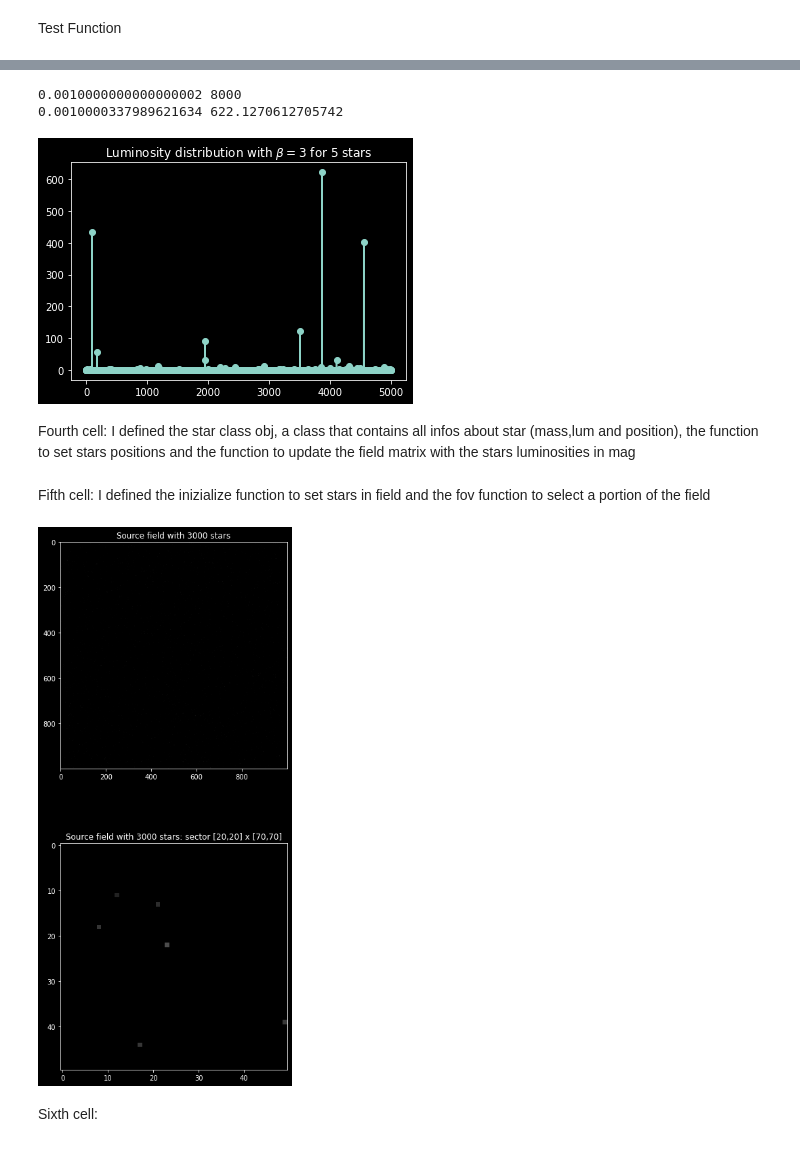
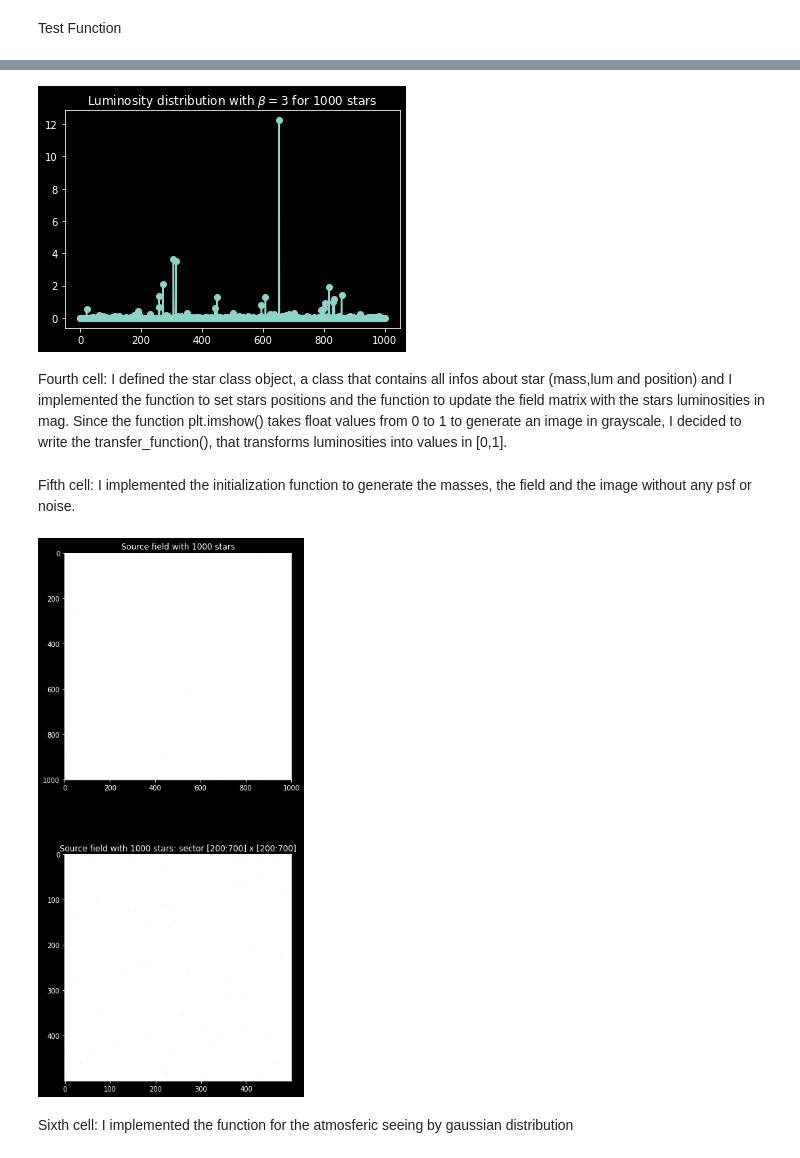
Before and after one commit to 00-berni/proj_2, a Jupyter notebook: implementation_notebook.ipynb, the cells around one changed output, grey strips where cells are left out. Drawn from its saved outputs; the diff is of its cells as text; code cells hidden in the pictures.

Commit message:
file corretto da Shore Da cambiare visualizzazione m e L

```diff
--- a/implementation_notebook.ipynb
+++ b/implementation_notebook.ipynb
@@ -62,20 +54,17 @@ plt.show()
 # %%
 # THIRD CELL
-# luminosuities
+# M array of luminosities in solar luminosity unit
 L = m**beta
 
-# Plot data
-print(0.1**beta,20**beta)
-print(min(L), max(L))
+## Plot data
 plt.title(f'Luminosity distribution with $\\beta = {beta}$ for {M} stars')
 plt.plot(L,'o-')
 
 plt.show()
 # %% [output]
-0.0010000000000000002 8000
-0.0010000337989621634 622.1270612705742
-[figure, old version]
+[figure, new version]
 # %% [markdown]
-Fourth cell: I defined the star class obj, a class that contains all infos about star (mass,lum and position), the function to set stars positions and the function to update the field matrix with the stars luminosities in mag
+Fourth cell: I defined the star class object, a class that contains all infos about star (mass,lum and position) and I implemented the function to set stars positions and the function to update the field matrix with the stars luminosities in mag.
+Since the function plt.imshow() takes float values from 0 to 1 to generate an image in grayscale, I decided to write the transfer_function(), that transforms luminosities into values in [0,1].
 # %%
 # FOURTH CELL
@@ -136,40 +138,49 @@ def exposure(F,X,Y,l):
 	return F
-# %% [markdown]
-Fifth cell: I defined the inizialize function to set stars in field and the fov function to select a portion of the field
+# %% [markdown]
+Fifth cell: I implemented the initialization function to generate the masses, the field and the image without any psf or noise.
 # %%
 # FIFTH CELL
 
+##* Initialization function: generation of the "perfect" sky
+#   It generates the stars and initialized the field to make
+#   the sky image without any psf and noise
+#	param	VOID
+#
+#	return	F	field matrix
+#	return	S	star class obj with stars infos
 def initialize():
+	# generate a [N,N,3] matrix of 0s
+	# the third index is use for the RGB
 	F = np.zeros([N,N,3])
+	# generate masses
 	m = generate_mass_array(IMF_min,IMF_max)
+	# set luminosities
 	L = m**beta
+	# generate stars coordinates
 	xs,ys = star_location(M)
-#	print(xs,ys)
-	F = exposure(F,xs,ys,L)
+	# put stars in the field
+	F = update_field(F,xs,ys,L)
+	# save stars infos
 	S = star(m,L,xs,ys)
 	return F, S
 
-def fov(F,inf=[0,0],sup=[int(N/3),int(N/3)]):
-	if((inf[0]<0) or (inf[1]<0) or (sup[0]>=N) or (sup[1]>=N)):
-		print('Error')
-		return F
-	return F[inf[0]:sup[0],inf[1]:sup[1],:]
+# generation of the field and the stars
+F, S = initialize()
 
-F, S = initialize()
-Ls = S.lum
-inf = [20,20]
-sup = [70,70]
-field = fov(F,inf,sup)
+## Plot
+# variables to zoom a sector [inf:sup] x [inf:sup] of the field
+inf = int(0.2*N)
+sup = int(0.7*N)
 
 fig, (img_field, img_zoom) = plt.subplots(2,1,figsize=(6,15))
-img_field.imshow(F)
+img_field.imshow(1-F)
 img_field.set_title(f'Source field with {M} stars')
-img_zoom.imshow(field)
-img_zoom.set_title(f'Source field with {M} stars: sector [{inf[0]},{inf[1]}] x [{sup[0]},{sup[1]}]')
+img_zoom.imshow(1-F[inf:sup,inf:sup,:])
+img_zoom.set_title(f'Source field with {M} stars: sector [{inf}:{sup}] x [{inf}:{sup}]')
 plt.show()
 # %% [output]
-[figure, old version]
+[figure, new version]
-# %% [markdown]
-Sixth cell:
+# %% [markdown]
+Sixth cell: I implemented the function for the atmosferic seeing by gaussian distribution
 # %%
 # SIXTH CELL
```
Also changed, not shown: parts of 9 cells of this notebook, 6 other files.
